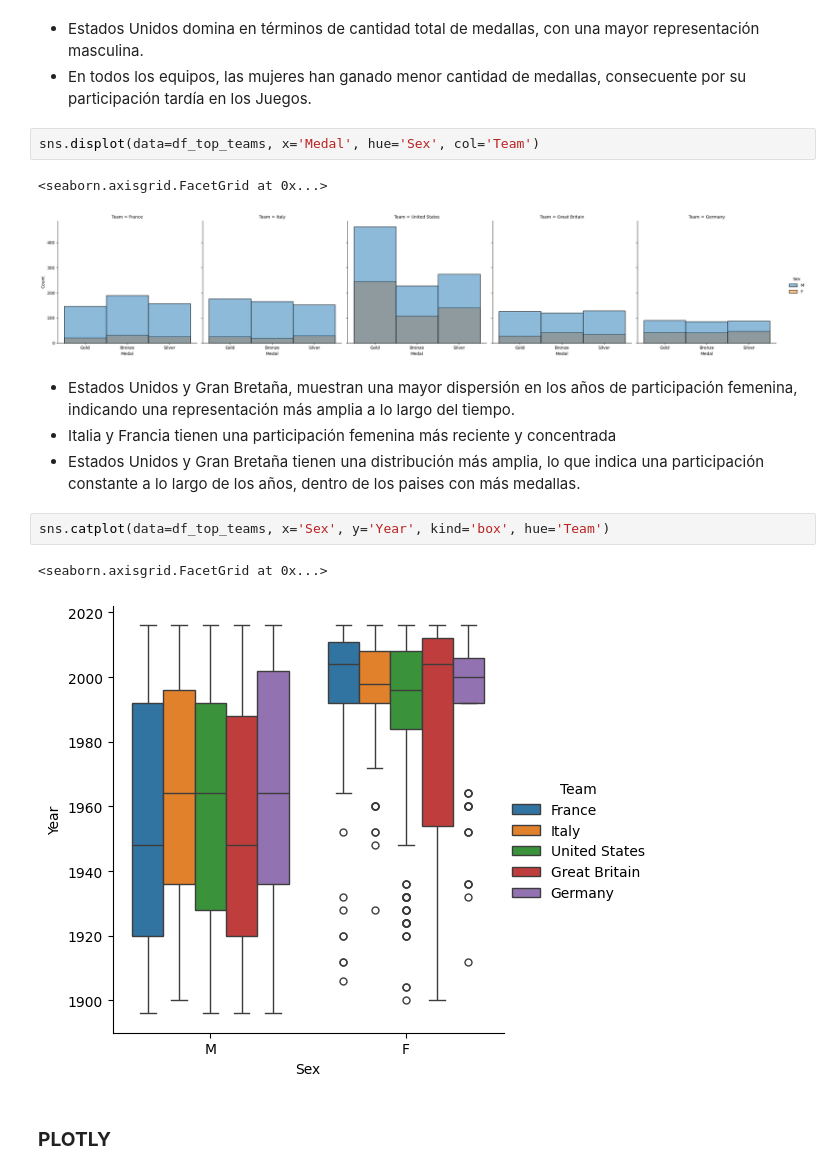
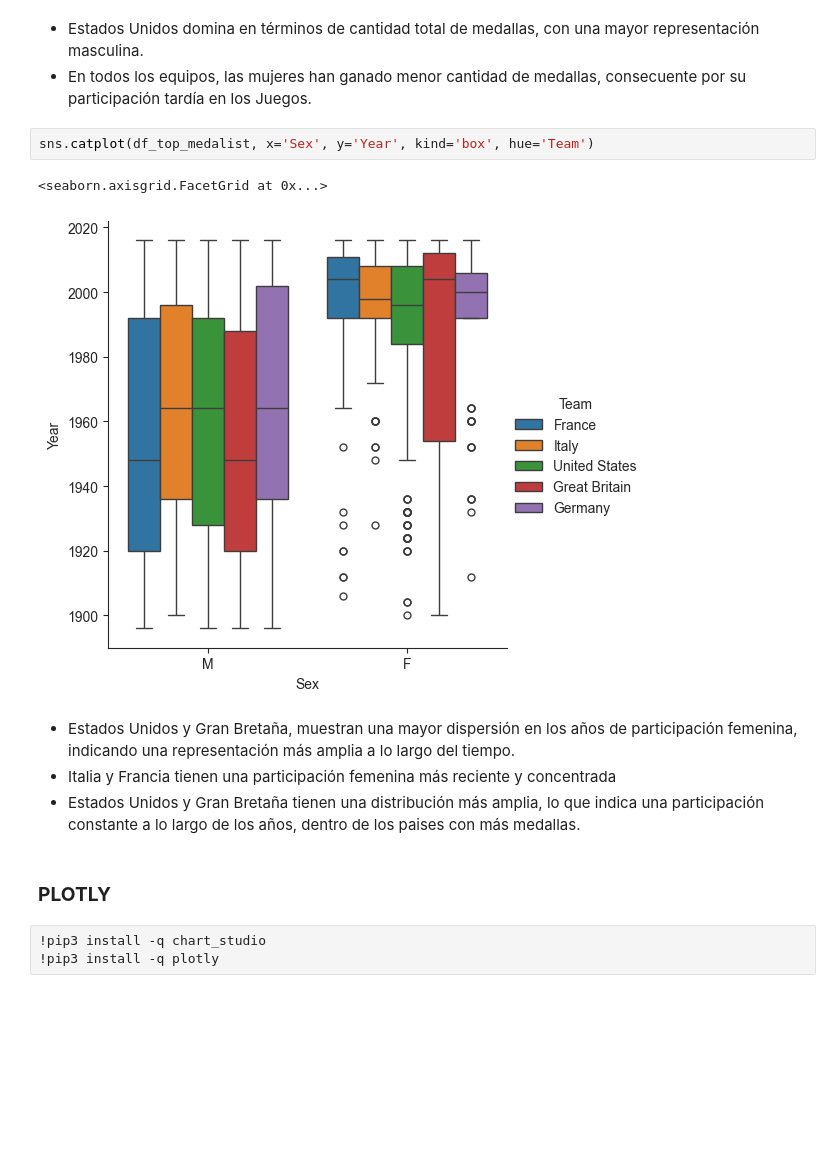
Before and after one commit to Valentinafd8/REPO_BOOTCAMP, a Jupyter notebook: Proyectoupdated.ipynb, the cells around one changed output. Saved outputs shown, nothing was run; the diff lists cells and outputs as text; blank space fills up the shorter version.

```diff
--- a/Proyectoupdated.ipynb
+++ b/Proyectoupdated.ipynb
@@ -183,19 +228,17 @@ Name: count, dtype: int64
 # %% [markdown]
 - Estados Unidos domina en términos de cantidad total de medallas, con una mayor representación masculina.
 - En todos los equipos, las mujeres han ganado menor cantidad de medallas, consecuente por su participación tardía en los Juegos.
-# %%
-sns.displot(data=df_top_teams, x='Medal', hue='Sex', col='Team')
-# %% [output]
-<seaborn.axisgrid.FacetGrid at 0x...>
-[figure, removed]
+# %%
+sns.catplot(df_top_medalist, x='Sex', y='Year', kind='box', hue='Team')
+# %% [output]
+<seaborn.axisgrid.FacetGrid at 0x...>
+[figure, added]
 # %% [markdown]
 - Estados Unidos y Gran Bretaña, muestran una mayor dispersión en los años de participación femenina, indicando una representación más amplia a lo largo del tiempo.
 - Italia y Francia tienen una participación femenina más reciente y concentrada
 - Estados Unidos y Gran Bretaña tienen una distribución más amplia, lo que indica una participación constante a lo largo de los años, dentro de los paises con más medallas.
-# %%
-sns.catplot(data=df_top_teams, x='Sex', y='Year', kind='box', hue='Team')
-# %% [output]
-<seaborn.axisgrid.FacetGrid at 0x...>
-[figure, removed]
 # %% [markdown]
 ### **PLOTLY**
+# %%
+!pip3 install -q chart_studio
+!pip3 install -q plotly
```
Also changed, not shown: parts of 20 cells of this notebook.
